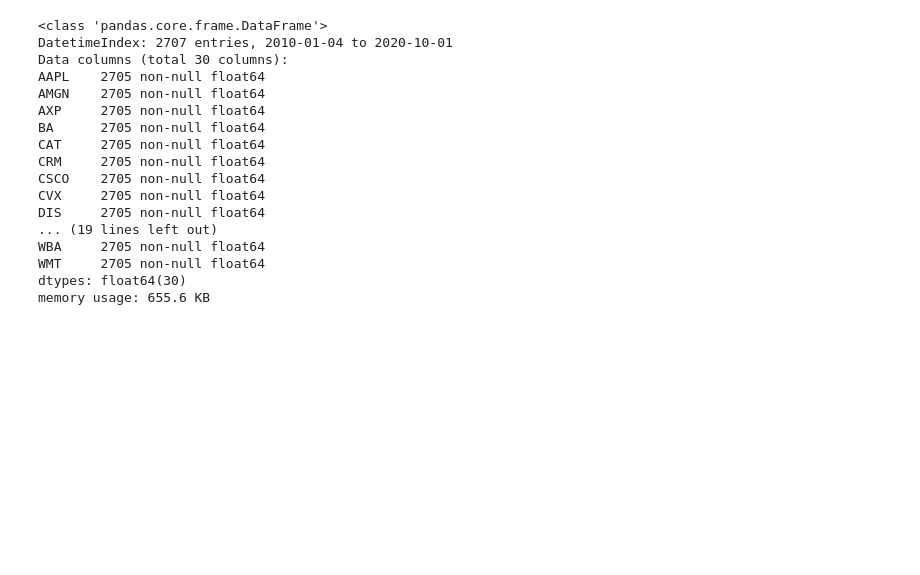
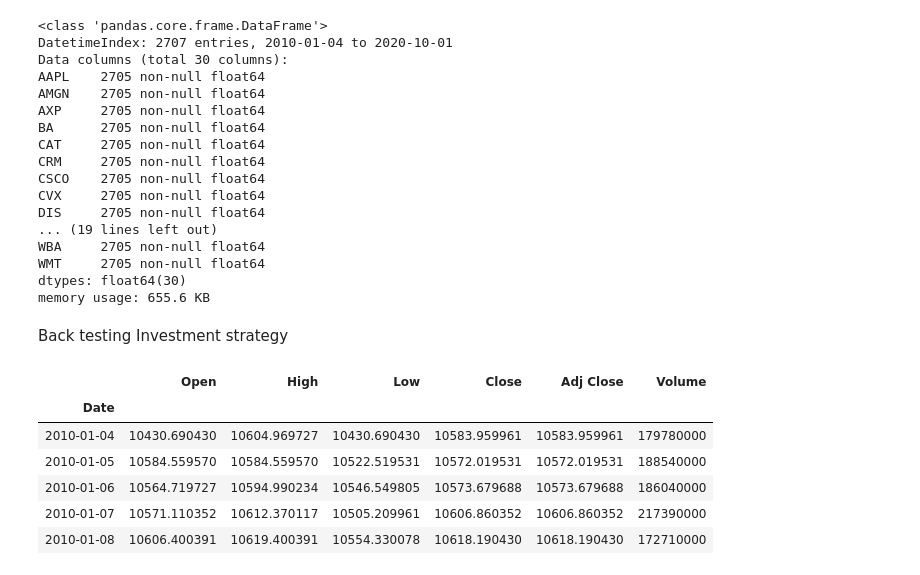
Before and after one commit to Dantarshi/DJI--Trading-Strategies-, a Jupyter notebook: DJI Strategy.ipynb, the cells around one changed output. Drawn from its saved outputs; the diff is of its cells as text; code cells hidden in the pictures; blank space fills up the shorter version.

```diff
--- a/DJI Strategy.ipynb
+++ b/DJI Strategy.ipynb
@@ -371,3 +371,16 @@ WBA     2705 non-null float64
 WMT     2705 non-null float64
 dtypes: float64(30)
 memory usage: 655.6 KB
+# %% [markdown]
+Back testing Investment strategy
+# %%
+# checking data
+dji.head()
+# %% [output]
+|  | Open | High | Low | Close | Adj Close | Volume |
+| Date |  |  |  |  |  |  |
+| 2010-01-04 | 10430.690430 | 10604.969727 | 10430.690430 | 10583.959961 | 10583.959961 | 179780000 |
+| 2010-01-05 | 10584.559570 | 10584.559570 | 10522.519531 | 10572.019531 | 10572.019531 | 188540000 |
+| 2010-01-06 | 10564.719727 | 10594.990234 | 10546.549805 | 10573.679688 | 10573.679688 | 186040000 |
+| 2010-01-07 | 10571.110352 | 10612.370117 | 10505.209961 | 10606.860352 | 10606.860352 | 217390000 |
+| 2010-01-08 | 10606.400391 | 10619.400391 | 10554.330078 | 10618.190430 | 10618.190430 | 172710000 |
```
Also changed, not shown: parts of 8 cells of this notebook.
